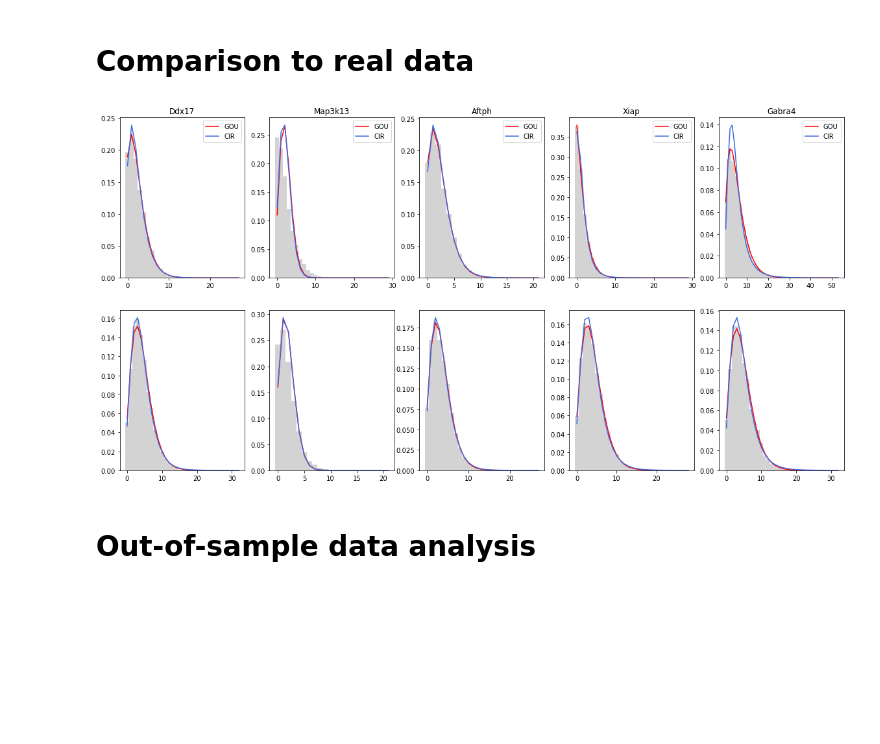
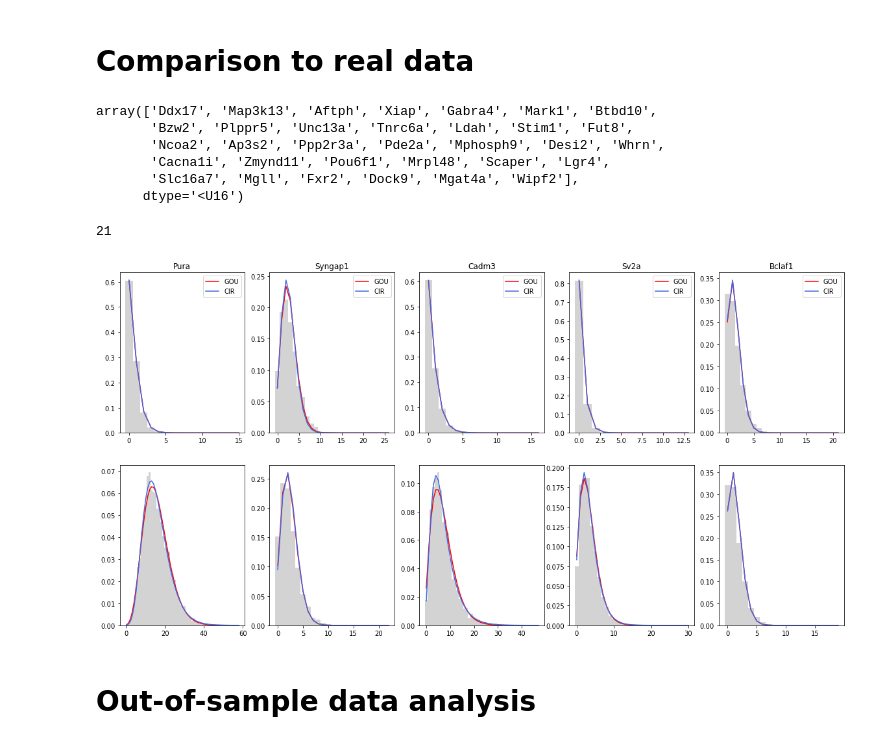
Before and after one commit to pachterlab/GVFP_2021, a Jupyter notebook: gg220802_monod.ipynb, the cells around one changed output. Drawn from its saved outputs; the diff is of its cells as text; code cells hidden in the pictures; blank space fills up the shorter version.

```diff
--- a/gg220802_monod.ipynb
+++ b/gg220802_monod.ipynb
@@ -995,6 +977,6 @@ _=ax1.set_xticks(np.concatenate(indices),np.concatenate(gene_names_to_run),rotat
 # %%
 colors= ('salmon','royalblue','grey')
-fig1,ax1 = plt.subplots(1,1,figsize=(10,4))
+fig1,ax1 = plt.subplots(1,1,figsize=(12,4))
 for model_set in range(3):
     d = np.asarray([lik_ratios_oos[test_data_ind][model_set] for test_data_ind in range(len(sample_looms))])
     bplot = ax1.scatter(indices[model_set],d.mean(0))
@@ -1010,4 +992,4 @@ with open('/home/ggorin/projects/GVFP_2021/fits/gg_220802_022_allen_celltypes_1/
     pickle.dump((oss_res,lik_ratios_oos,sample_names,models,gene_names_to_run),rfs)
 # %%
-with open('/home/ggorin/projects/GVFP_2021/fits/gg_220802_022_allen_celltypes_1/logl_fit_results_multis_full.pickle','rb') as rfs:
-    oss_res,lik_ratios_oos,sample_names,models,gene_names_to_run=pickle.load(rfs)
+# with open('/home/ggorin/projects/GVFP_2021/fits/gg_220802_022_allen_celltypes_1/logl_fit_results_multis_full.pickle','rb') as rfs:
+#     oss_res,lik_ratios_oos,sample_names,models,gene_names_to_run=pickle.load(rfs)
@@ -1013,0 +998,5 @@ with open('/home/ggorin/projects/GVFP_2021/fits/gg_220802_022_allen_celltypes_1/
+# %%
+gou_pars  = np.array([[np.asarray([z[1] for z in oss_res[x][y]]) for y in models] for x in sample_names],dtype=object)
+cir_pars  = np.array([[np.asarray([z[2] for z in oss_res[x][y]]) for y in models] for x in sample_names],dtype=object)
+
+# ACCEPTED_ =
@@ -1017,7 +1205,7 @@ with open('/home/ggorin/projects/GVFP_2021/fits/gg_220802_022_allen_celltypes_1/
 # oss_res[sample_names[0]][models[2]]
 # %%
 
-test_data_ind = 3
+test_data_ind = 0
 # gtr = gene_names_to_run[model_set]
 # gene_locations = [np.where(loom_gene_names==x)[0][0] for x in gn[gtr]]
 
@@ -1025,43 +1213,56 @@ with lp.connect(sample_looms[test_data_ind]) as ds:
     U = ds.layers['unspliced'][:]
     S = ds.layers['spliced'][:]
     loom_gene_names = ds.ra['gene_name']
+# %%
+gntr
+# %% [output]
+array(['Ddx17', 'Map3k13', 'Aftph', 'Xiap', 'Gabra4', 'Mark1', 'Btbd10',
+       'Bzw2', 'Plppr5', 'Unc13a', 'Tnrc6a', 'Ldah', 'Stim1', 'Fut8',
+       'Ncoa2', 'Ap3s2', 'Ppp2r3a', 'Pde2a', 'Mphosph9', 'Desi2', 'Whrn',
+       'Cacna1i', 'Zmynd11', 'Pou6f1', 'Mrpl48', 'Scaper', 'Lgr4',
+       'Slc16a7', 'Mgll', 'Fxr2', 'Dock9', 'Mgat4a', 'Wipf2'],
+      dtype='<U16')
 # %%
 fig1,ax1=plt.subplots(2,5,figsize=(20,10))
 
 gou_reduced_color='lightcoral'
 cir_reduced_color='skyblue'
 gou_color='r'
 cir_color='royalblue'
 
-model_set=0
+model_set=2
 gntr = gene_names_to_run[model_set]
-gene_locations = [np.where(loom_gene_names==x)[0][0] for x in gntr]
+gene_locations = np.asarray([np.where(loom_gene_names==x)[0][0] for x in gntr])
+print(len(gene_locations))
+# genes_to_plot = np.arange(10,15)
+genes_to_plot=np.arange(16,21)
 
-for k,gene_ind in enumerate(gene_locations[:5]):
+for k,gene_ind in enumerate(gene_locations[genes_to_plot]):
     mx = np.asarray([U[gene_ind].max()+10,S[gene_ind].max()+10],dtype=int)
 
     bins = np.arange(mx[0]-8)-0.5
     ax1[0,k].hist(U[gene_ind],bins,color='lightgray',density=True)
     ax1[0,k].set_title(loom_gene_names[gene_ind])
 
-    pars_sde_gou = oss_res[sample_names[test_data_ind]][models[model_set]][k][1]
-    pars_sde_cir = oss_res[sample_names[test_data_ind]][models[model_set]][k][2]
+    pars_sde_gou = oss_res[sample_names[test_data_ind]][models[model_set]][k+genes_to_plot[0]][1]
+    pars_sde_cir = oss_res[sample_names[test_data_ind]][models[model_set]][k+genes_to_plot[0]][2]
 
     y = get_GOU_2sp([mx[0],1],pars_sde_gou)
     ax1[0,k].plot(y,'-',color=gou_color,label='GOU')
     y = get_CIR_2sp([mx[0],1],pars_sde_cir)
     ax1[0,k].plot(y,'-',color=cir_color,label='CIR')
     ax1[0,k].legend()
 
     bins = np.arange(mx[1]-8)-0.5
     ax1[1,k].hist(S[gene_ind],bins,color='lightgray',density=True)
 
     y = get_GOU_2sp([1,mx[1]],pars_sde_gou).squeeze()
     ax1[1,k].plot(y,'-',color=gou_color)
     y = get_CIR_2sp([1,mx[1]],pars_sde_cir).squeeze()
     ax1[1,k].plot(y,'-',color=cir_color)
 # %% [output]
+21
-[figure, old version]
+[figure, new version]
 # %% [markdown]
 # Out-of-sample data analysis
 # %%
```
Also changed, not shown: parts of 29 cells of this notebook, 2 other files.
